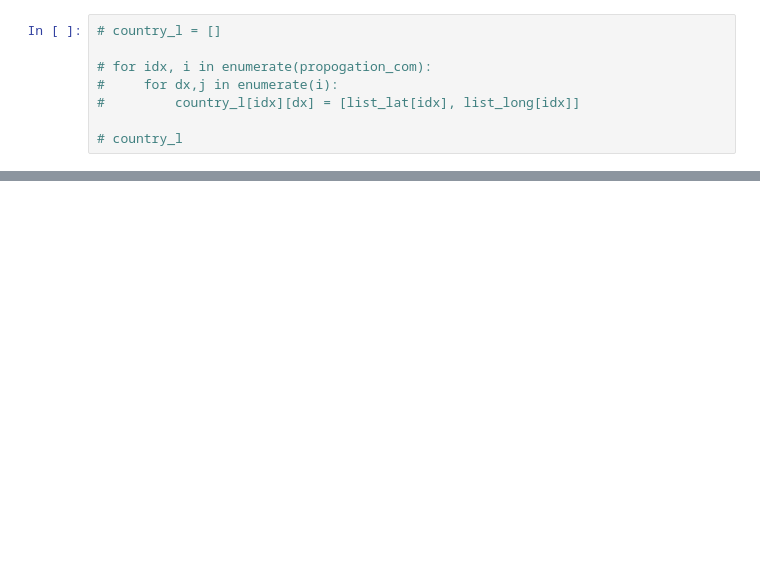
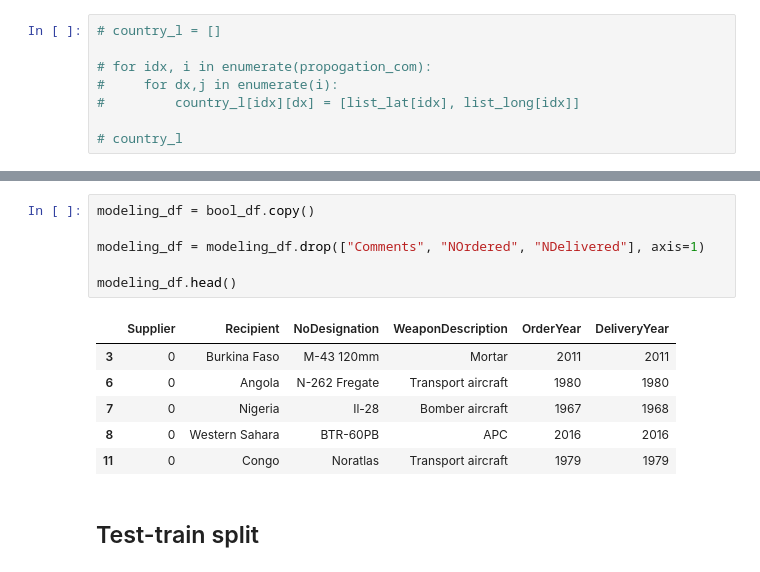
Before and after one commit to MichaelBurak/arms-trade-analysis, a Jupyter notebook: sipri-trades.ipynb, the cells around one changed output, grey strips where cells are left out. Saved outputs shown, nothing was run; the diff lists cells and outputs as text; blank space fills up the shorter version.

Commit message:
modeling morning

```diff
--- a/sipri-trades.ipynb
+++ b/sipri-trades.ipynb
@@ -1921,0 +1898,15 @@ print (lat, lng)
+# %%
+modeling_df = bool_df.copy()
+
+modeling_df = modeling_df.drop(["Comments", "NOrdered", "NDelivered"], axis=1)
+
+modeling_df.head()
+# %% [output]
+|  | Supplier | Recipient | NoDesignation | WeaponDescription | OrderYear | DeliveryYear |
+| 3 | 0 | Burkina Faso | M-43 120mm | Mortar | 2011 | 2011 |
+| 6 | 0 | Angola | N-262 Fregate | Transport aircraft | 1980 | 1980 |
+| 7 | 0 | Nigeria | Il-28 | Bomber aircraft | 1967 | 1968 |
+| 8 | 0 | Western Sahara | BTR-60PB | APC | 2016 | 2016 |
+| 11 | 0 | Congo | Noratlas | Transport aircraft | 1979 | 1979 |
+# %% [markdown]
+## Test-train split
```
Also changed, not shown: parts of 95 cells of this notebook, 1 other file.
